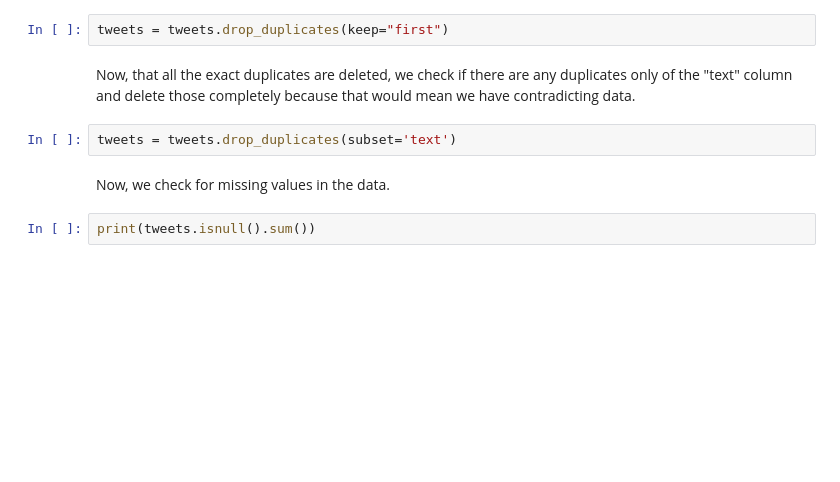
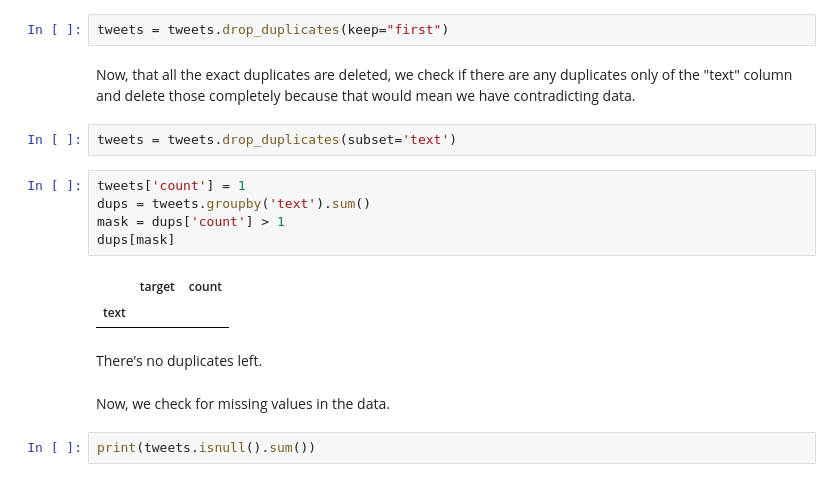
Before and after one commit to hinalsj/disastertweets, a Jupyter notebook: Disaster tweets.ipynb, the cells around one changed output. Drawn from its saved outputs; the diff is of its cells as text; blank space fills up the shorter version.

```diff
--- a/Disaster tweets.ipynb
+++ b/Disaster tweets.ipynb
@@ -54,6 +69,16 @@ tweets = tweets.drop_duplicates(keep="first")
 Now, that all the exact duplicates are deleted, we check if there are any duplicates only of the "text" column and delete those completely because that would mean we have contradicting data.
 # %%
 tweets = tweets.drop_duplicates(subset='text')
+# %%
+tweets['count'] = 1
+dups = tweets.groupby('text').sum()
+mask = dups['count'] > 1
+dups[mask]
+# %% [output]
+|  | target | count |
+| text |  |  |
+# %% [markdown]
+There's no duplicates left.
 # %% [markdown]
 Now, we check for missing values in the data.
 # %%
```
Also changed, not shown: parts of 1 cell of this notebook.
